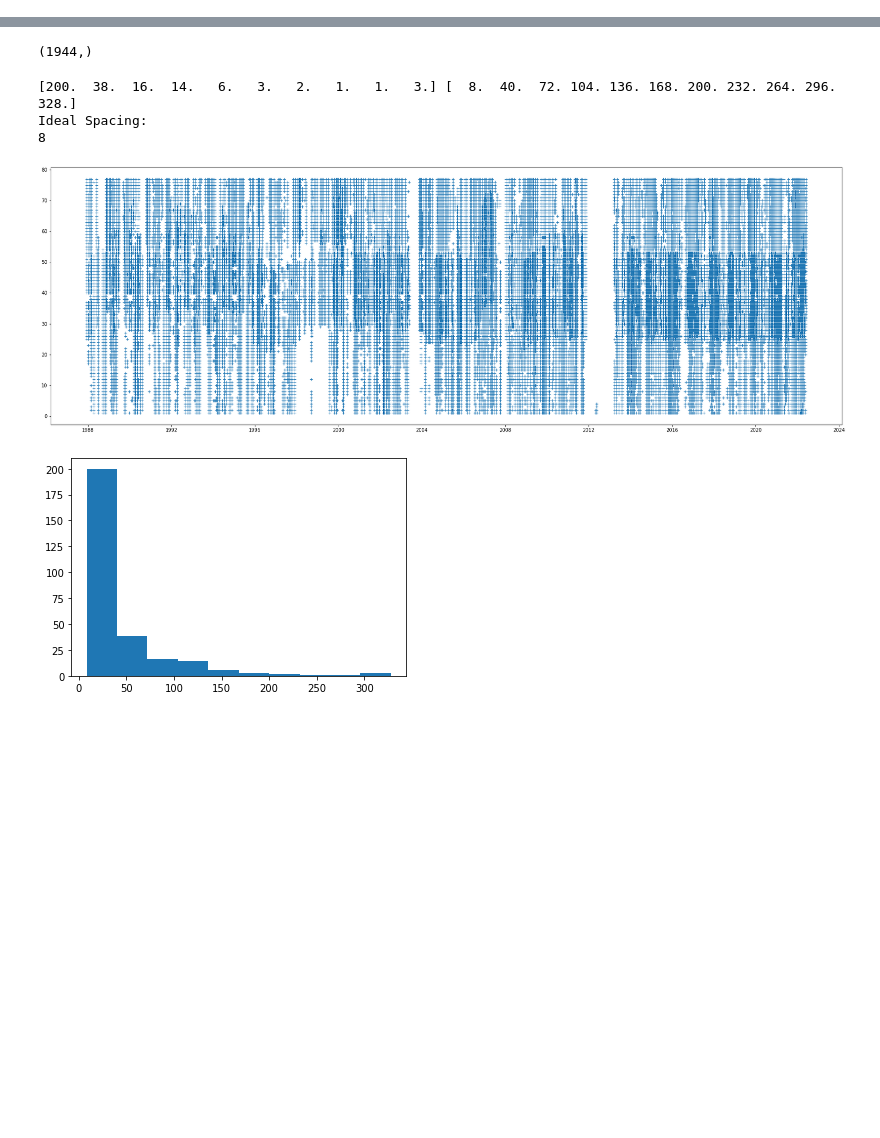
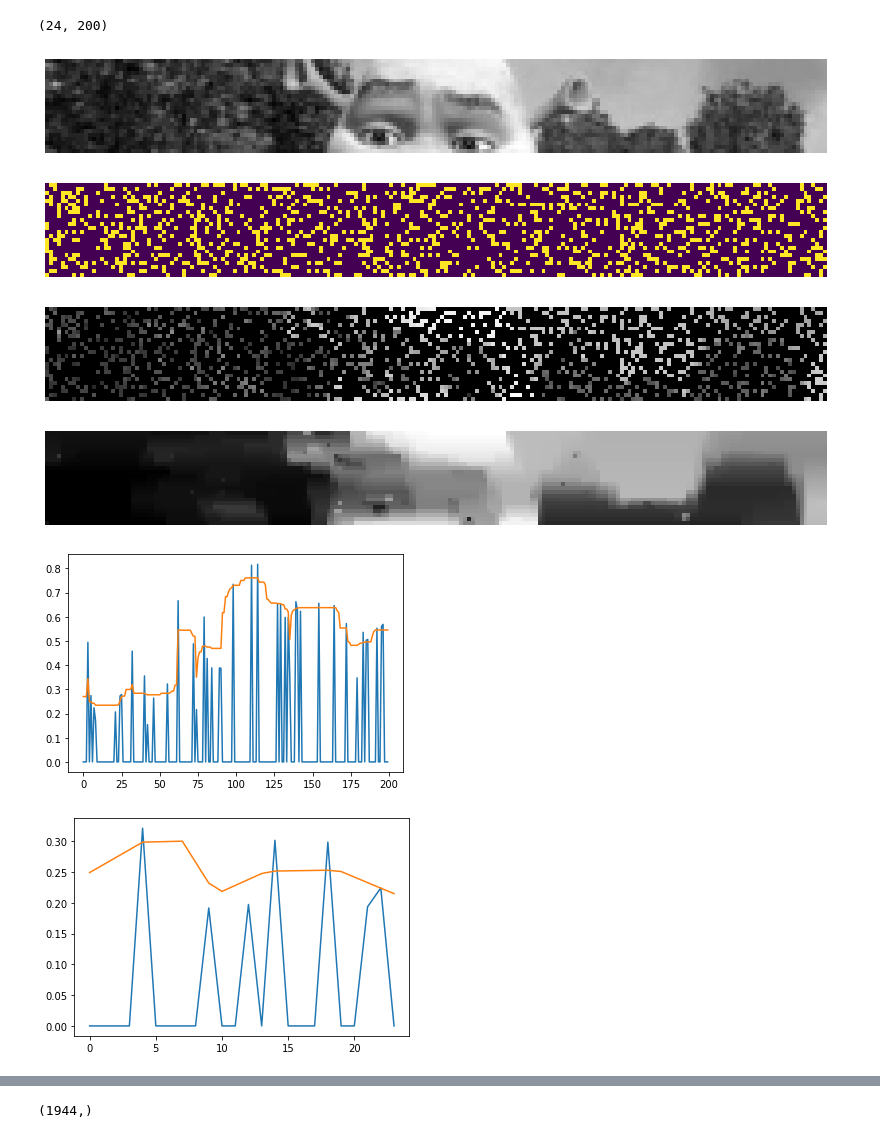
Before and after one commit to Skydive/ENS_M1_Stage_2022, a Jupyter notebook: EarthEngine/Process_Lhasa.ipynb, the cells around one changed output, grey strips where cells are left out. Cells and saved outputs as stored; diff of their text form; code cells hidden in the pictures; blank space fills up the shorter version.

```diff
--- a/EarthEngine/Process_Lhasa.ipynb
+++ b/EarthEngine/Process_Lhasa.ipynb
@@ -1,4 +1,17 @@
 # %%
 import numpy as np
 import pandas as pd
 import matplotlib.pyplot as plt
+
+from os import chdir
+chdir("../Piecewise Constant Denoising/");
+%run "../Piecewise Constant Denoising/Khalid_Chambolle_Pock_LinearAndConstant.ipynb"
+chdir("../EarthEngine");
+# %% [output]
+(24, 200)
+[figure, added]
+[figure, added]
+[figure, added]
+[figure, added]
+[figure, added]
+[figure, added]
@@ -14,22 +28,3 @@ tiles.sort();
 tiles.shape
 # %% [output]
 (1944,)
-# %%
-# Sparsity plot
-data = df[["ID", "SENSING_TIME"]];
-plt.figure(figsize=(30, 10));
-plt.plot(data["SENSING_TIME"], data["ID"], '+');
-
-df_c = df[df["ID"] == 1].sort_values("SENSING_TIME");
-diffs = df_c['SENSING_TIME'].diff().shift(-1).map(lambda t: t.days);
-plt.figure();
-n, bins, *rest = plt.hist(diffs);
-print(n, bins)
-print("Ideal Spacing:");
-print(np.gcd.reduce(bins.astype(int)));
-# %% [output]
-[200.  38.  16.  14.   6.   3.   2.   1.   1.   3.] [  8.  40.  72. 104. 136. 168. 200. 232. 264. 296. 328.]
-Ideal Spacing:
-8
-[figure, removed]
-[figure, removed]
```
Also changed, not shown: parts of 5 cells of this notebook, 8 other files.
